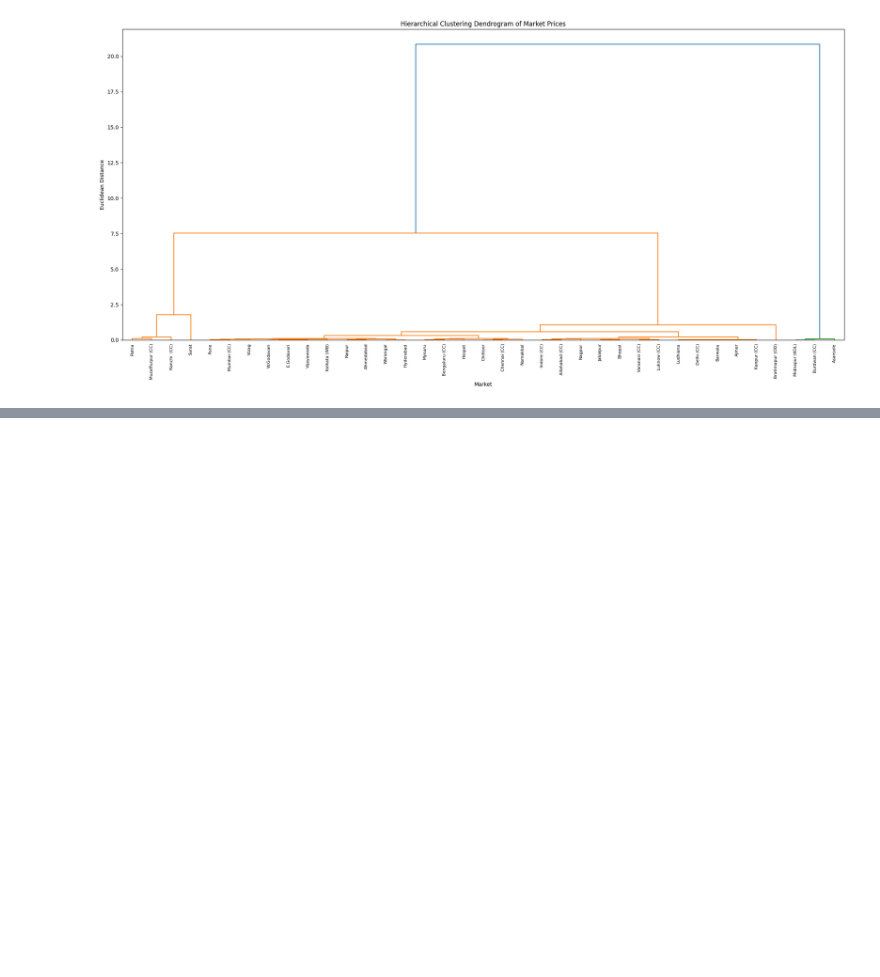
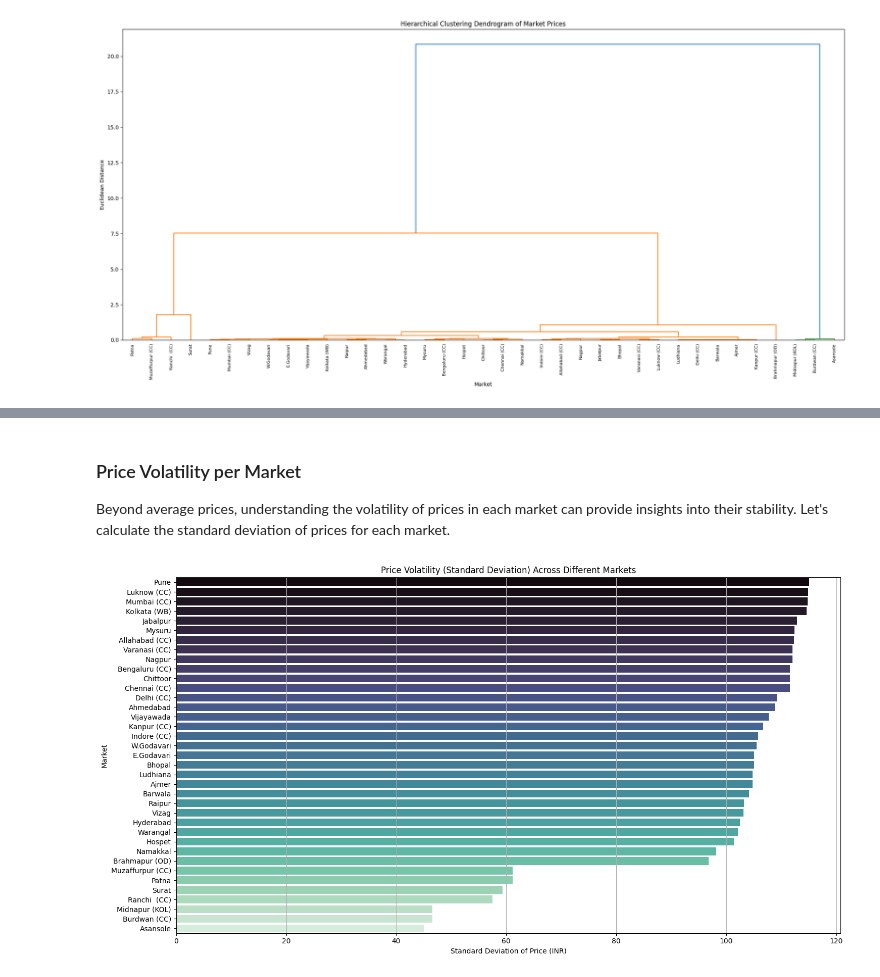
Before and after one commit to shivansh2310/The-Egg-Project, a Jupyter notebook: Egg_data_analysis.ipynb, the cells around one changed output, grey strips where cells are left out. Saved outputs shown, nothing was run; the diff lists cells and outputs as text; code cells hidden in the pictures; blank space fills up the shorter version.

```diff
--- a/Egg_data_analysis.ipynb
+++ b/Egg_data_analysis.ipynb
@@ -241,0 +295,17 @@ plt.show()
+# %% [markdown]
+### Price Volatility per Market
+
+Beyond average prices, understanding the volatility of prices in each market can provide insights into their stability. Let's calculate the standard deviation of prices for each market.
+# %%
+std_dev_price_per_market = egg_data.groupby('market')['price_filled'].std().sort_values(ascending=False).reset_index()
+
+plt.figure(figsize=(15, 8))
+sns.barplot(x='price_filled', y='market', data=std_dev_price_per_market, palette='mako')
+plt.title('Price Volatility (Standard Deviation) Across Different Markets')
+plt.xlabel('Standard Deviation of Price (INR)')
+plt.ylabel('Market')
+plt.grid(axis='x')
+plt.tight_layout()
+plt.show()
+# %% [output]
+[figure, added]
```
Also changed, not shown: parts of 9 cells of this notebook.
